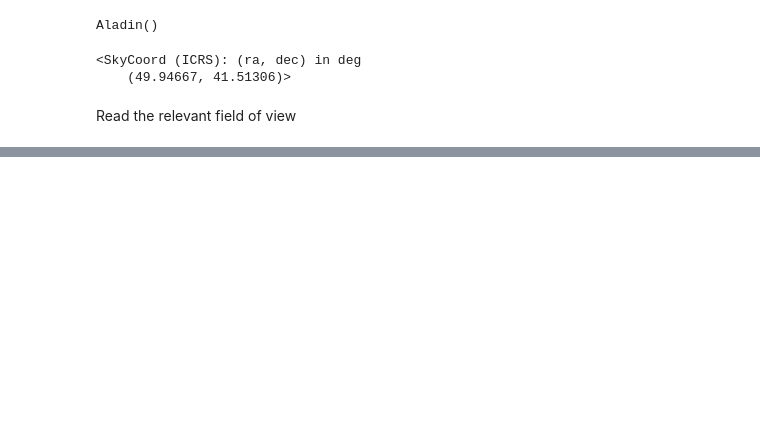
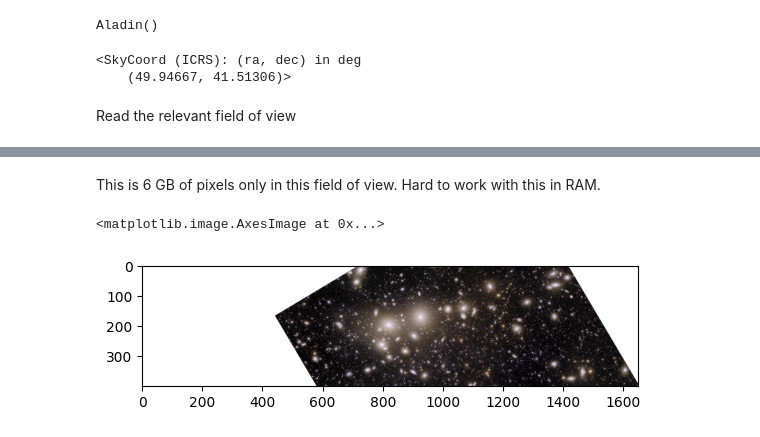
Before and after one commit to ManonMarchand/pydata2024, a Jupyter notebook: slides.ipynb, the cells around one changed output, grey strips where cells are left out. Saved outputs shown, nothing was run; the diff lists cells and outputs as text; code cells hidden in the pictures; blank space fills up the shorter version.

```diff
--- a/slides.ipynb
+++ b/slides.ipynb
@@ -81,0 +78,4 @@ Credit: ESA/Euclid/Euclid Consortium/NASA/ERO2024
+# %% [markdown]
+This is 6 GB of pixels only in this field of view. Hard to work with this in RAM.
+# %%
+euclid_cutout = aladin.get_view_as_fits()[0]
@@ -81,0 +85,5 @@ Credit: ESA/Euclid/Euclid Consortium/NASA/ERO2024
+# %%
+plt.imshow(np.moveaxis(euclid_cutout.data, 0, -1))
+# %% [output]
+<matplotlib.image.AxesImage at 0x...>
+[figure, added]
```
Also changed, not shown: parts of 20 cells of this notebook, 3 other files.
